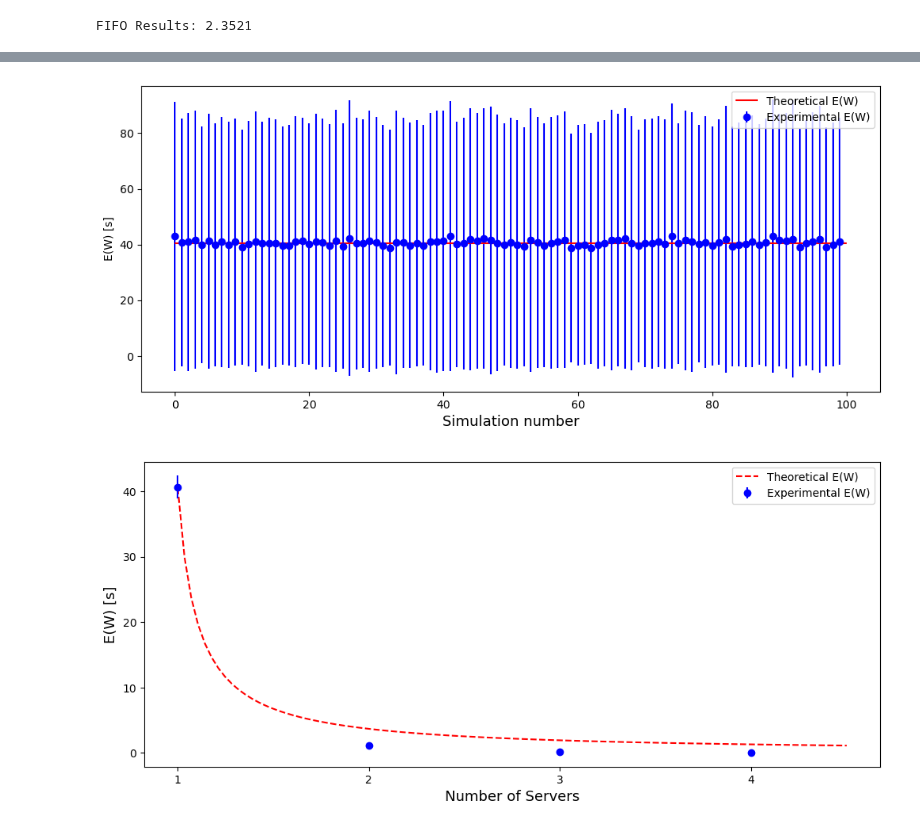
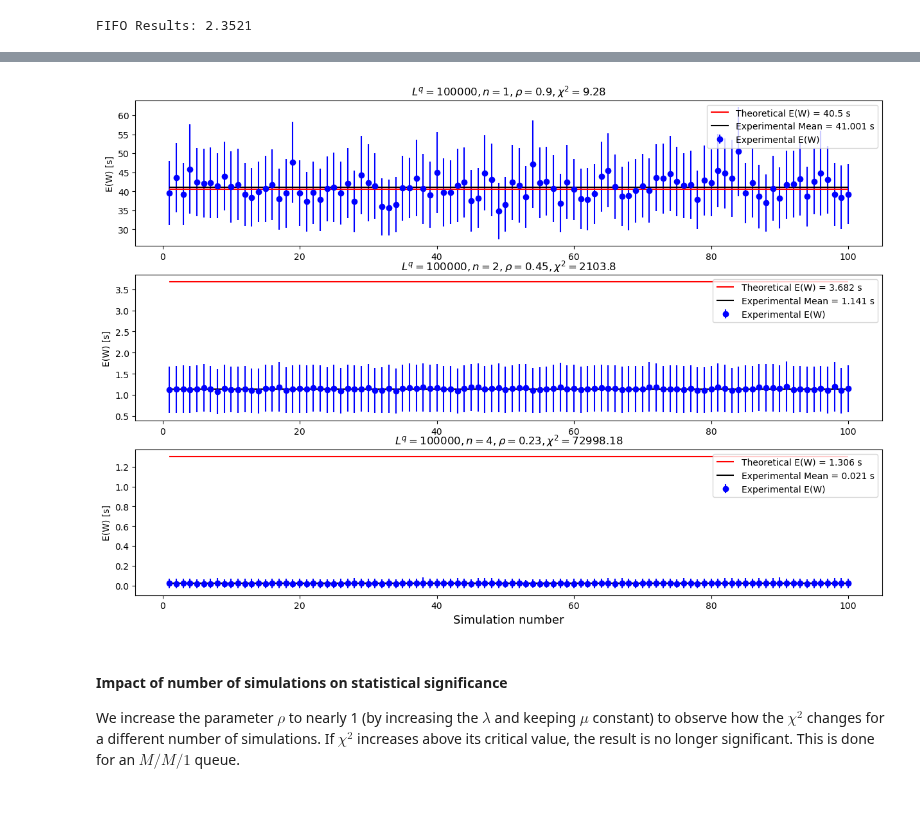
Before and after one commit to NaniHazbolatow/5284STSI6Y, a Jupyter notebook: Assignment 2/MMn.ipynb, the cells around one changed output, grey strips where cells are left out. Cells and saved outputs as stored; diff of their text form; code cells hidden in the pictures; blank space fills up the shorter version.

Commit message:
Added parallelism and code for simulations/plotting

```diff
--- a/Assignment 2/MMn.ipynb
+++ b/Assignment 2/MMn.ipynb
@@ -161,0 +179,10 @@ def simulate_parallel(n_runs, num_requests, num_servers, arrival_rate, service_p
+# %%
+# Set general parameters for the simulations:
+num_requests = 100000
+num_servers = [1, 2, 4]
+arrival_rate = 1/5  # Inter-arrival time
+service_probabilities = [1]  # Example probabilities for different service times
+service_scales = [1/4.5]  # Example service rates
+burn_in_percentage = 0.1
+burn_in_count = int(num_requests * burn_in_percentage)
+num_simulations = 100
@@ -182,10 +202,0 @@ for j in range(num_servers):
-# %%
-plt.figure(figsize=(12, 5))
-plt.errorbar(range(num_simulations), sim_means[0], yerr=sim_stds[0], fmt = 'o', color='blue', label='Experimental E(W)')
-plt.hlines(calculate_theoretical_waiting_time(arrival_rate, service_scales[0], 1), xmin=0, xmax=num_simulations, color='red', label='Theoretical E(W)')
-plt.legend()
-plt.xlabel('Simulation number', fontsize=13)
-plt.ylabel('E(W) [s]')
-plt.show()
-# %% [output]
-[figure, removed]
@@ -198,11 +203,39 @@ stds = np.std(sim_stds, axis=1)
-# %%
-plt.figure(figsize=(12, 5))
-plt.plot(x_theoretical, E_theoretical, ls='dashed', color='red', label='Theoretical E(W)')
-plt.errorbar(range(1, 5), means, stds, fmt='o', color='blue', label=fr'Experimental E(W)')
-plt.xlabel('Number of Servers', fontsize=13)
-plt.ylabel('E(W) [s]', fontsize=13)
-plt.xticks([1, 2, 3, 4])
-plt.legend()
-plt.show()
-# %% [output]
-[figure, removed]
+# %%
+fifo_single_server_stats = calc_statistics(sim_means_fifo[0], sim_stds_fifo[0], arrival_rate, service_scales[0], 1, num_simulations)
+fifo_two_server_stats = calc_statistics(sim_means_fifo[1], sim_stds_fifo[1], arrival_rate, service_scales[0], 2, num_simulations)
+fifo_four_server_stats = calc_statistics(sim_means_fifo[2], sim_stds_fifo[2], arrival_rate, service_scales[0], 4, num_simulations)
+# %%
+plt.figure(figsize=(15, 10))
+
+plt.subplot(3,1,1)
+plt.title(fr'$L^q = {{{num_requests}}}, n = {{{num_servers[0]}}}, \rho = {{{round(arrival_rate/(num_servers[0]*service_scales[0]), 2)}}}, \chi^2 = {round(fifo_single_server_stats[3], 2)}$')
+plt.errorbar(range(1, num_simulations+1), sim_means_fifo[0], yerr=fifo_single_server_stats[2], fmt = 'o', color='blue', label='Experimental E(W)')
+plt.hlines(fifo_single_server_stats[0], xmin=1, xmax=num_simulations, color='red', label=f'Theoretical E(W) = {round(fifo_single_server_stats[0], 3)} s')
+plt.hlines(fifo_single_server_stats[1], xmin=1, xmax=num_simulations, color='black', label=f'Experimental Mean = {round(fifo_single_server_stats[1], 3)} s')
+plt.legend()
+plt.ylabel('E(W) [s]')
+
+plt.subplot(3,1,2)
+plt.title(fr'$L^q = {{{num_requests}}}, n = {{{num_servers[1]}}}, \rho = {{{round(arrival_rate/(num_servers[1]*service_scales[0]), 2)}}}, \chi^2 = {round(fifo_two_server_stats[3], 2)}$')
+plt.errorbar(range(1, num_simulations+1), sim_means_fifo[1], yerr=fifo_two_server_stats[2], fmt = 'o', color='blue', label='Experimental E(W)')
+plt.hlines(fifo_two_server_stats[0], xmin=1, xmax=num_simulations, color='red', label=f'Theoretical E(W) = {round(fifo_two_server_stats[0], 3)} s')
+plt.hlines(fifo_two_server_stats[1], xmin=1, xmax=num_simulations, color='black', label=f'Experimental Mean = {round(fifo_two_server_stats[1], 3)} s')
+plt.legend()
+plt.ylabel('E(W) [s]')
+
+plt.subplot(3,1,3)
+plt.title(fr'$L^q = {{{num_requests}}}, n = {{{num_servers[2]}}}, \rho = {{{round(arrival_rate/(num_servers[2]*service_scales[0]), 2)}}}, \chi^2 = {round(fifo_four_server_stats[3], 2)}$')
+plt.errorbar(range(1, num_simulations+1), sim_means_fifo[2], yerr=fifo_four_server_stats[2], fmt = 'o', color='blue', label='Experimental E(W)')
+plt.hlines(fifo_four_server_stats[0], xmin=1, xmax=num_simulations, color='red', label=f'Theoretical E(W) = {round(fifo_four_server_stats[0], 3)} s')
+plt.hlines(fifo_four_server_stats[1], xmin=1, xmax=num_simulations, color='black', label=f'Experimental Mean = {round(fifo_four_server_stats[1], 3)} s')
+plt.legend()
+plt.xlabel('Simulation number', fontsize=13)
+plt.ylabel('E(W) [s]')
+
+plt.show()
+# %% [output]
+[figure, added]
+# %% [markdown]
+#### Impact of number of simulations on statistical significance
+
+We increase the parameter $\rho$ to nearly 1 (by increasing the $\lambda$ and keeping $\mu$ constant) to observe how the $\chi^2$ changes for a different number of simulations. If $\chi^2$ increases above its critical value, the result is no longer significant. This is done for an $M/M/1$ queue.
```
Also changed, not shown: parts of 15 cells of this notebook.
